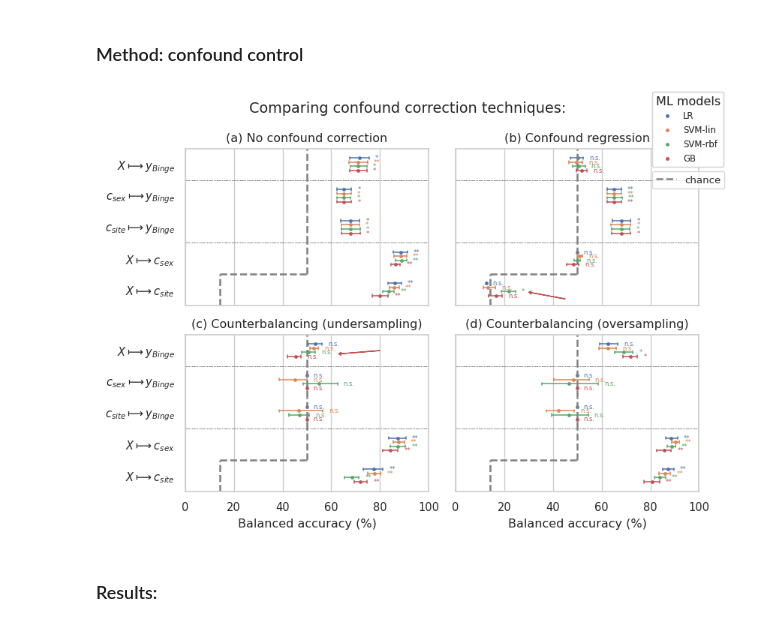
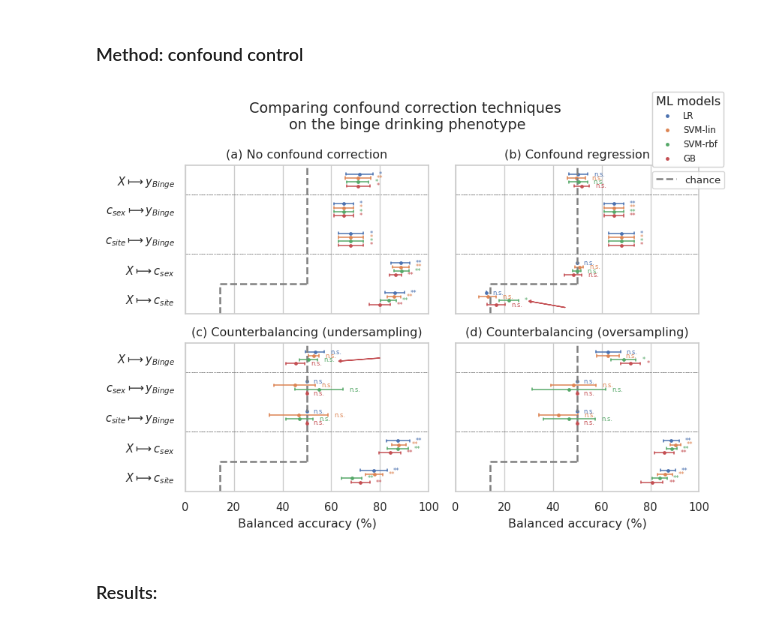
Before and after one commit to RoshanRane/ML_for_IMAGEN, a Jupyter notebook: generate_figures.ipynb, the cells around one changed output. Drawn from its saved outputs; the diff is of its cells as text; code cells hidden in the pictures.

```diff
--- a/generate_figures.ipynb
+++ b/generate_figures.ipynb
@@ -220,12 +227,12 @@ for j, (t, ax) in enumerate(zip(conf_ctrl, axes)):
     dfi = df.query(f"technique == '{t}'")
     # plotting details
     palette = sns.color_palette()
-    ci, dodge, scale, errwidth, capsize = 95, 0.4, 0.4, 0.9, 0.08
+    dodge, scale, errwidth, capsize = 0.4, 0.4, 0.9, 0.08
     # todo bugfix ci is sensible only if each trial score is statistically independant
     ax = sns.pointplot(y=y, x=x, order=y_order,
                        hue="model", hue_order=hue_order,
                        join=join, data=dfi, ax=ax,
-                       ci=ci, errwidth=errwidth, capsize=capsize,
+                       ci='sd', errwidth=errwidth, capsize=capsize,
                        dodge=dodge, scale=scale, palette=palette)
 #     if j!=len(df["technique"].unique())-1:
     ax.legend_.remove()
@@ -254,36 +261,36 @@ for j, (t, ax) in enumerate(zip(conf_ctrl, axes)):
             assert p_pos[1] == pos[1], f"y position of mean pt ({p_pos}) and error bar ({pos}) don't match"
             # choose the error bar with the same mean accuracy point
             p =  p_dict[p_pos[0]]
             ast = return_asterisks(p)
 
             ax.annotate(ast, np.array(pos) + (2.5, 0.05),
                         color=palette[i//len(df[y].unique())], fontsize=5)
 
     if t=='cr':
         ax.arrow(45, 4.3, -14, -0.2, head_width=0.1, head_length=1, fc='r', ec='r')
     elif t=='under-cb':
         ax.arrow(80, 0.01, -16, 0.1, head_width=0.1, head_length=1, fc='r', ec='r')
 
     # draw the chance line in the legend
     chance= [50, 50, 50, 50, 100/7][::-1]
     for z, ch in enumerate(chance):
         ax.axvline(x=ch, ymin=z/len(chance), ymax=(z+1)/(len(chance)), label="chance", c='gray', ls='--', lw=1.5)
     ax.axhline(y=3.5, xmin=1/7,  xmax=0.5, c='gray', ls='--', lw=1.5) #hack
 
     for v in [0.5, 2.5]*len(dfi[y].unique()):
         ax.axhline(y=v, c='gray', ls=':', lw=0.5)
 
 handles, legends = ax.get_legend_handles_labels()
 leg1 = fig.legend(handles[len(chance):], legends[len(chance):], loc="upper right", title="ML models", fontsize=7) #
 # only choose the first 'chance' legend
 import matplotlib.lines as mlines
 leg2 = fig.legend([handles[0]], [legends[0]], loc=(0.88, 0.775), fontsize=8)
 fig.add_artist(leg1)
-plt.suptitle("Comparing confound correction techniques:")
+plt.suptitle("Comparing confound correction techniques \non the binge drinking phenotype")
 plt.tight_layout()
-plt.savefig("figures/results_cc.pdf", bbox_inches='tight', pad_inches=0.05)
+plt.savefig("figures/results_cc.pdf", bbox_inches='tight')
 # %% [output]
-[figure, old version]
+[figure, new version]
 # %% [markdown]
 ### Results:
 # %% [markdown]
```
Also changed, not shown: parts of 8 cells of this notebook, 5 other files.
